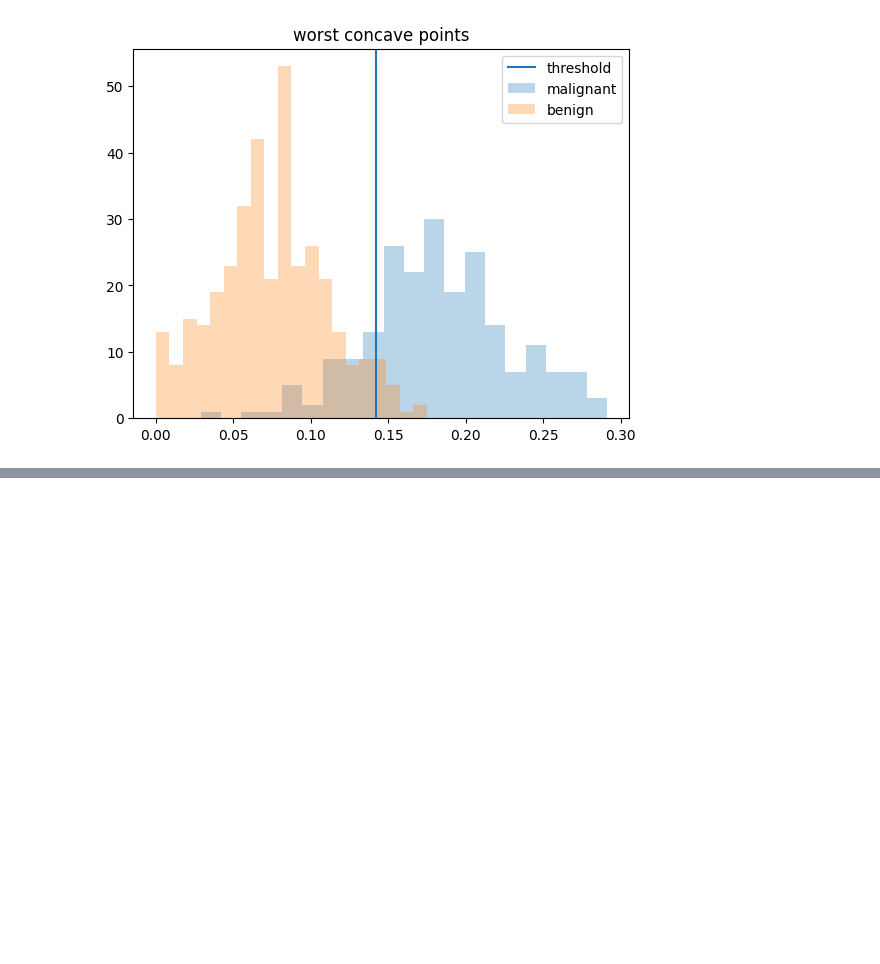
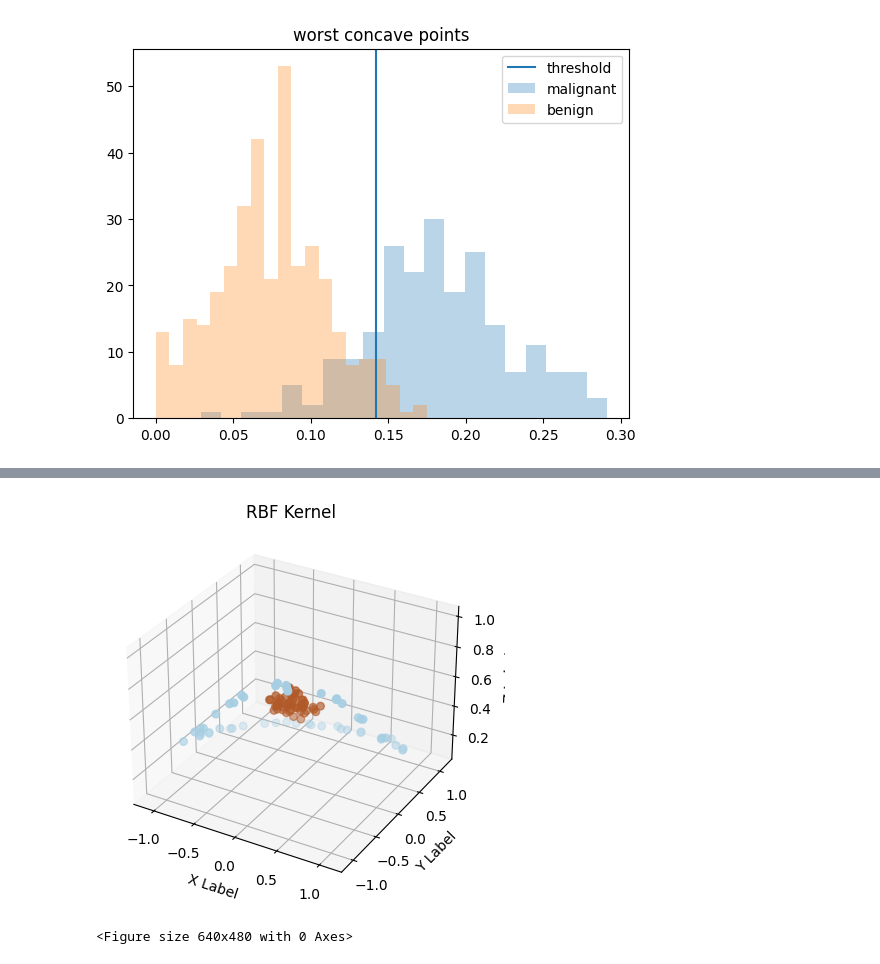
Before and after one commit to insu97/TIL, a Jupyter notebook: ML/2024-12/2024-12-21-TIL.ipynb, the cells around one changed output, grey strips where cells are left out. Cells and saved outputs as stored; diff of their text form; code cells hidden in the pictures; blank space fills up the shorter version.

```diff
--- a/ML/2024-12/2024-12-21-TIL.ipynb
+++ b/ML/2024-12/2024-12-21-TIL.ipynb
@@ -209,0 +279,20 @@ feature importance :  0.06565079001137543
+# %%
+# RBF 커널함수 적용
+z = RBF(1.0).__call__(X)[0]
+
+# 3D 공간에 커널함수 적용된 데이터셋을 시각화
+fig = plt.figure()
+ax = fig.add_subplot(111, projection='3d')
+
+ax.scatter(X[:, 0], X[:, 1], z, c=y, s=30, cmap=plt.cm.Paired)
+
+ax.set_xlabel('X Label')
+ax.set_ylabel('Y Label')
+ax.set_zlabel('Z Label')
+
+plt.title('RBF Kernel')
+plt.show()
+plt.clf()
+# %% [output]
+[figure, added]
+<Figure size 640x480 with 0 Axes>
```
Also changed, not shown: parts of 8 cells of this notebook.
